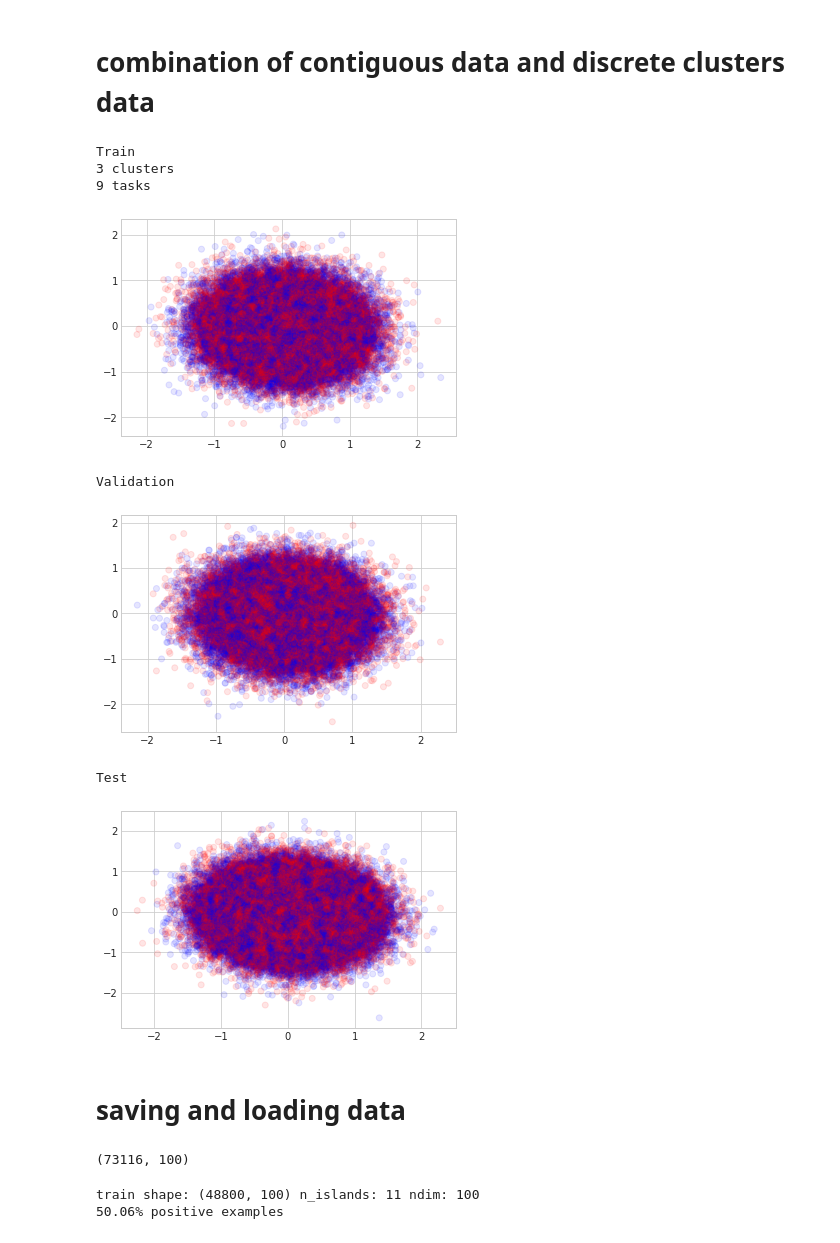
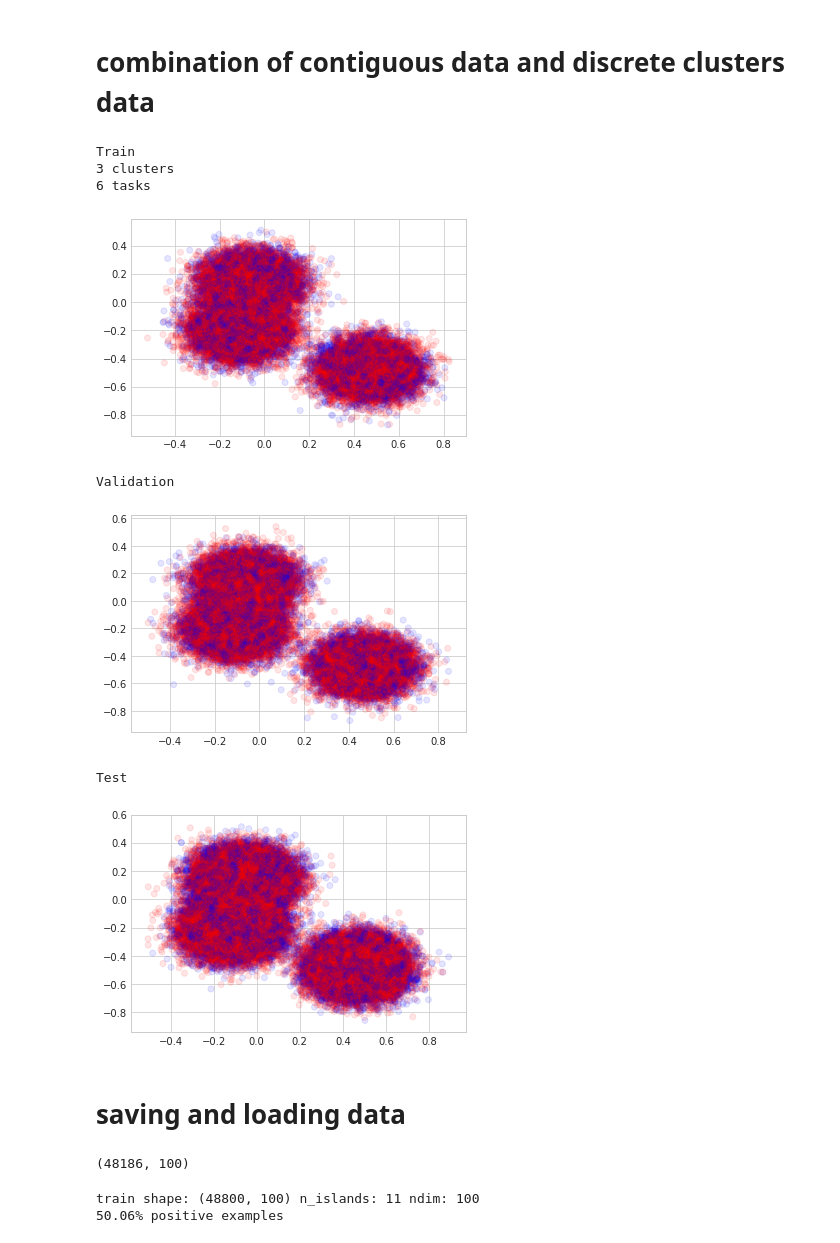
Before and after one commit to nathanwang000/credible_learning, a Jupyter notebook: heterogeneous groups.ipynb, the cells around one changed output. Drawn from its saved outputs; the diff is of its cells as text; code cells hidden in the pictures.

```diff
--- a/heterogeneous groups.ipynb
+++ b/heterogeneous groups.ipynb
@@ -322,9 +328,10 @@ array([[0, 1, 2, 3, 4, 5, 6, 7, 8, 9],
 def build_islands(dim=2, n_island=None,
                   n_per_island=None, scale=0.05,
                   nstd=1, noise=0,
-                  n_continuous_regions_per_island=None):
+                  n_continuous_regions_per_island=None,
+                  size=1):
     '''
-    nstd: within cluster class separation by nstd standar deviations of the scale
+    nstd: within cluster class separation by nstd standard deviations of the scale
     '''
     if n_island is None:
         n_island = np.random.randint(2,20)
@@ -362,7 +369,10 @@ def build_islands(dim=2, n_island=None,
 #         x = np.vstack(x)
 
         middle = (n_continuous_regions_per_island - 1) / 2
-        radius = scale * nstd * middle
+        if middle == 0:
+            radius = scale * nstd * size
+        else:
+            radius = scale * nstd * middle * size
         real_center = center + middle * nstd * scale * step_direction
         x = np.random.randn(n_per_island * n_continuous_regions_per_island, dim) * radius + real_center
 
@@ -385,7 +395,7 @@ def build_islands(dim=2, n_island=None,
         y = y * flip_signs
         Y.append(y)
 
-        Theta.append([dim, center, scale, n_per_island, nstd, noise, theta, bs])
+        Theta.append([dim, center, scale, n_per_island, nstd, noise, theta, bs, size])
 
     return np.vstack(X), np.hstack(Y), Theta
 
@@ -393,7 +403,7 @@ def build_test_islands(Theta, enlarge=1):
     X = []
     Y = []
     test_theta = []
-    for dim, center, scale, n_per_island, nstd, noise, theta, bs in Theta:
+    for dim, center, scale, n_per_island, nstd, noise, theta, bs, size in Theta:
         n_per_island = n_per_island * enlarge
         n_continuous_regions_per_island = len(bs)
 
@@ -409,7 +419,10 @@ def build_test_islands(Theta, enlarge=1):
 #         x = np.vstack(x)
 
         middle = (n_continuous_regions_per_island - 1) / 2
-        radius = scale * nstd * middle
+        if middle == 0:
+            radius = scale * nstd * size
+        else:
+            radius = scale * nstd * middle * size
         real_center = center + middle * nstd * scale * step_direction
         x = np.random.randn(n_per_island * n_continuous_regions_per_island, dim) * radius + real_center
 
@@ -451,46 +464,51 @@ def build_test_islands(Theta, enlarge=1):
         test_theta.append([Theta[i] for i in assignment])
 
     return np.vstack(X), np.hstack(Y), np.vstack(test_theta)
 
 def plotData(X, y):
     plt.scatter(X[:,0], X[:,1], c=list(map(lambda x: 'b' if x==-1 else 'r', y)), alpha=0.1)
     plt.show()
 
 ndim = 100
-nstd = 5
+nstd = 2
 n_island = 3
-n_continuous_regions_per_island = 3
+n_continuous_regions_per_island = 2
+
+size = 1 # how sparse the region has to be
 scale=0.1
 n_per_island = None
 noise = 0.05
 
 print('Train')
 X, Y, theta = build_islands(ndim, n_island=n_island, nstd=nstd,
                             n_per_island=n_per_island, noise=noise, scale=scale,
-                            n_continuous_regions_per_island=n_continuous_regions_per_island)
-n_islands = len(Theta)
+                            n_continuous_regions_per_island=n_continuous_regions_per_island,
+                            size=size)
+n_islands = len(theta)
 plotData(X, Y)
 
 print('Validation')
 Xval, Yval, val_theta = build_test_islands(theta, 1)
 plotData(Xval, Yval)
 
 print('Test')
 Xtest, Ytest, test_theta = build_test_islands(theta, 2)
 plotData(Xtest, Ytest)
 # %% [output]
 Train
 3 clusters
-9 tasks
+6 tasks
-[figure, old version]
+[figure, new version]
 Validation
-[figure, old version]
+[figure, new version]
 Test
-[figure, old version]
+[figure, new version]
 # %% [markdown]
 # saving and loading data
 # %%
-dataname = #'ctn_100d_3cluster_9tasks_0.05noise_2'
+dataname = #'ctn_100d_6tasks_0.05noise'
+#'ctn_2d_3tasks_0.05noise'
+#'ctn_100d_3cluster_9tasks_0.05noise_2'
 #'ctn_100d_4tasks_0.05noise'
 #'ctn_discrete_100d_10tasks_0.05noise'
 #'ctn_discrete_30d_6tasks_0.05noise'
@@ -506,7 +524,7 @@ joblib.dump([X, Y, theta,
              ndim, n_islands], 'data/%s.pkl' % dataname)
 print(X.shape)
 # %% [output]
-(73116, 100)
+(48186, 100)
 # %%
 dataname = 'ctn_100d_5cluster_25tasks_0.05noise'
 #'150d-15-tasks'
```
Also changed, not shown: parts of 25 cells of this notebook, 3 other files.
